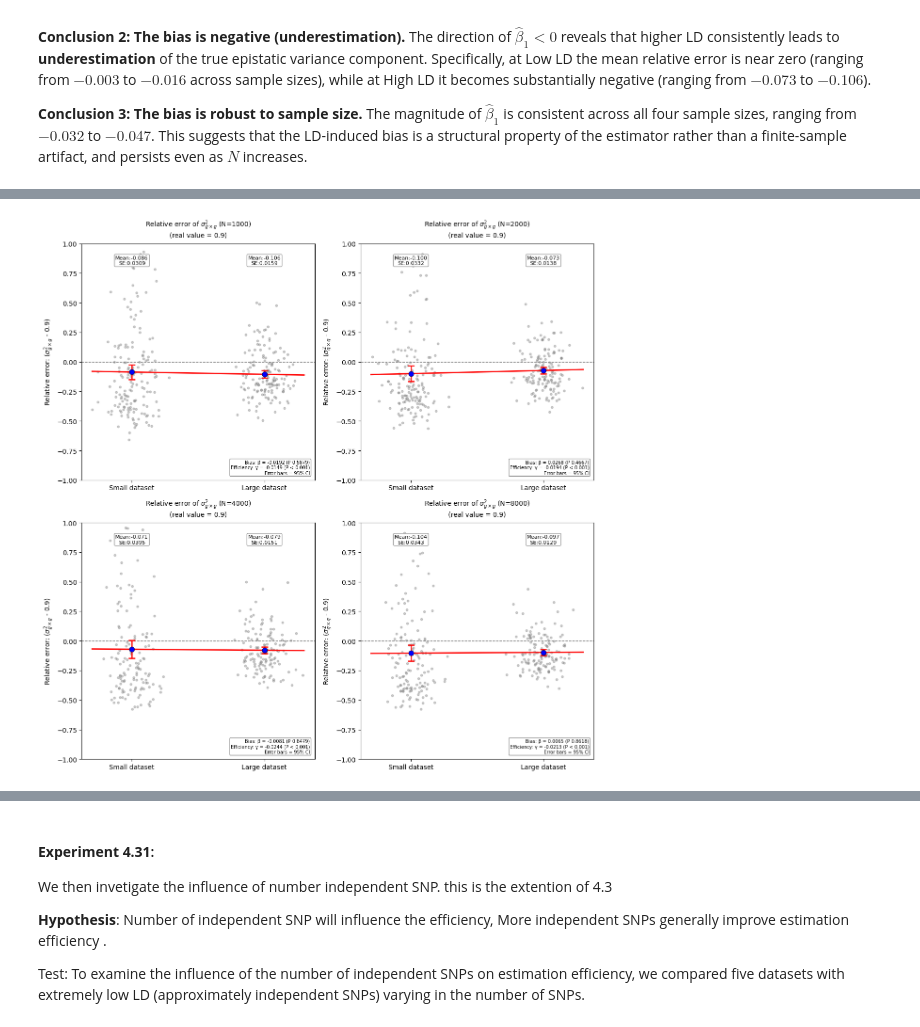
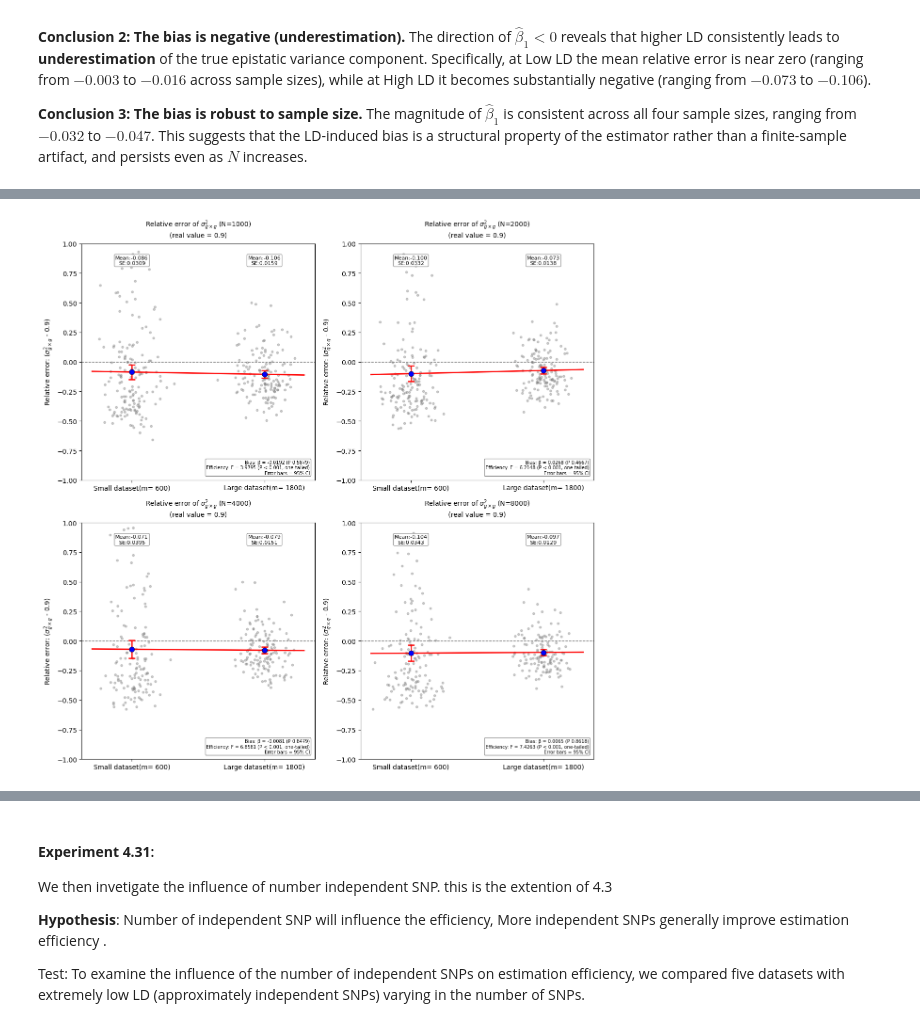
Before and after one commit to border-lab/Full-gene-level-GxG-Estimation, a Jupyter notebook: Experiments/solve_ContiguousSNP.ipynb, the cells around one changed output, grey strips where cells are left out. Drawn from its saved outputs; the diff is of its cells as text; code cells hidden in the pictures.

```diff
--- a/Experiments/solve_ContiguousSNP.ipynb
+++ b/Experiments/solve_ContiguousSNP.ipynb
@@ -429,28 +439,28 @@ Under $H_0$, the test statistic follows an F-distribution with $(n_1 - 1, n_2 -
 # %%
 ## highLD group
 fig, axes = plt.subplots(2, 2, figsize=(12, 12))
 axes = axes.flatten()
 
 individual_sizes = [1000, 2000, 4000, 8000]
-object_labels = ["Small dataset","Large dataset"]
+object_labels = ["Small dataset(m= 600)","Large dataset(m= 1800)"]
 for idx, n in enumerate(individual_sizes):
     data_dicts_by_object = {
-        'Small dataset': highLD_smallDataset_allVariants[n],
-        'Large dataset': highLD_largeDataset_allVariants[n],
+        'Small dataset(m= 600)': highLD_smallDataset_allVariants[n],
+        'Large dataset(m= 1800)': highLD_largeDataset_allVariants[n],
     }
 
     plot_relative_error_across_object_withSE(
         data_dicts_by_object=data_dicts_by_object,
         object_labels = object_labels,
         individual_size=n,
         col_num=0,
         real_value=0.9,
         ymin=-1.0,
         ymax=1.0,
         ax=axes[idx]
     )
 plt.tight_layout()
 plt.show()
 ## middleLD group
 # %% [output]
-[figure, old version]
+[figure, new version]
```
Also changed, not shown: parts of 19 cells of this notebook, 30 other files.
